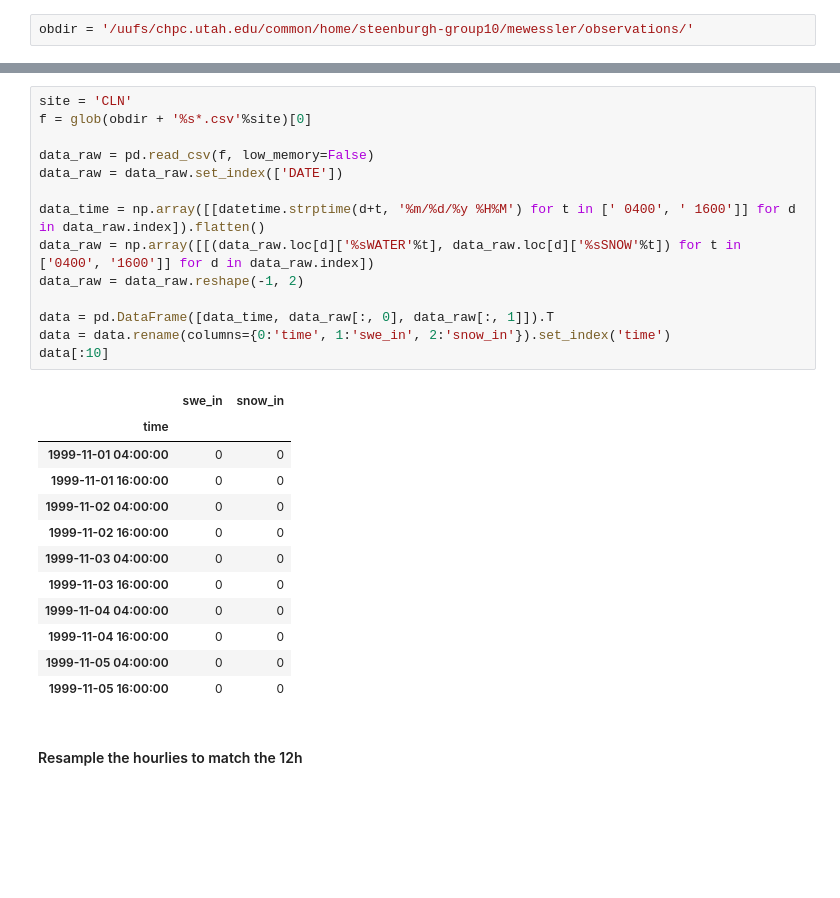
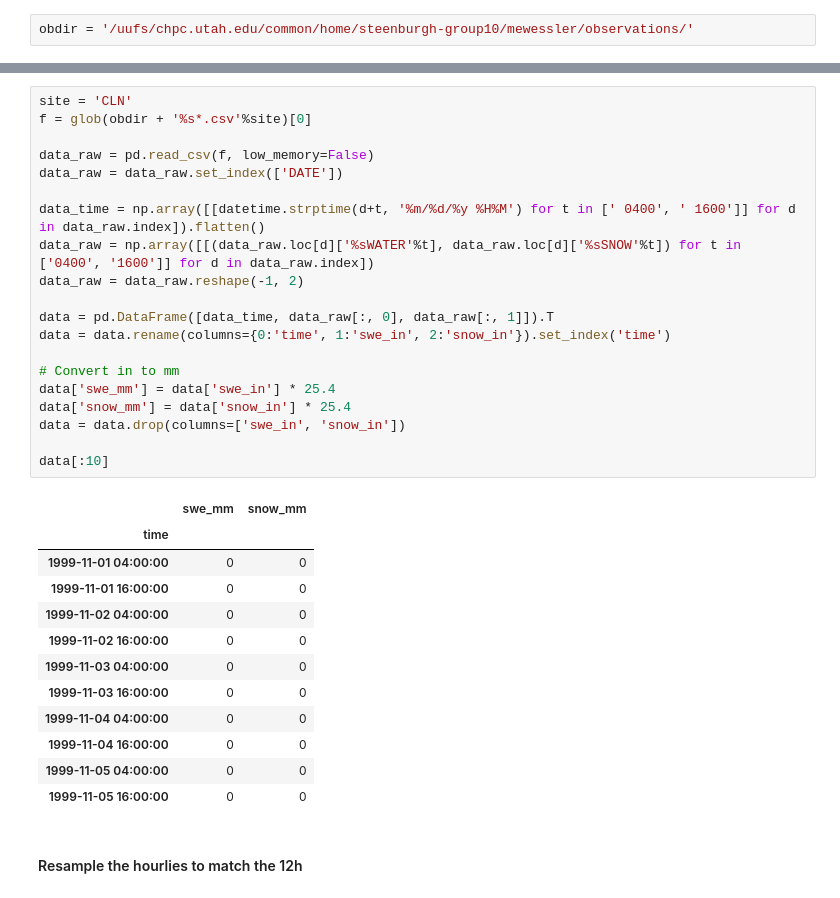
Before and after one commit to m-wessler/snow-liquid-ratio, a Jupyter notebook: data-viz/Alta_Collins_Invest.ipynb, the cells around one changed output, grey strips where cells are left out. Cells and saved outputs as stored; diff of their text form; blank space fills up the shorter version.

Commit message:
data processing, basic figs...

```diff
--- a/data-viz/Alta_Collins_Invest.ipynb
+++ b/data-viz/Alta_Collins_Invest.ipynb
@@ -50,19 +102,25 @@ data_auto[:10]
 # %%
 site = 'CLN'
 f = glob(obdir + '%s*.csv'%site)[0]
 
 data_raw = pd.read_csv(f, low_memory=False)
 data_raw = data_raw.set_index(['DATE'])
 
 data_time = np.array([[datetime.strptime(d+t, '%m/%d/%y %H%M') for t in [' 0400', ' 1600']] for d in data_raw.index]).flatten()
 data_raw = np.array([[(data_raw.loc[d]['%sWATER'%t], data_raw.loc[d]['%sSNOW'%t]) for t in ['0400', '1600']] for d in data_raw.index])
 data_raw = data_raw.reshape(-1, 2)
 
 data = pd.DataFrame([data_time, data_raw[:, 0], data_raw[:, 1]]).T
 data = data.rename(columns={0:'time', 1:'swe_in', 2:'snow_in'}).set_index('time')
+
+# Convert in to mm
+data['swe_mm'] = data['swe_in'] * 25.4
+data['snow_mm'] = data['snow_in'] * 25.4
+data = data.drop(columns=['swe_in', 'snow_in'])
+
 data[:10]
 # %% [output]
-|  | swe_in | snow_in |
+|  | swe_mm | snow_mm |
 | time |  |  |
 | 1999-11-01 04:00:00 | 0 | 0 |
 | 1999-11-01 16:00:00 | 0 | 0 |
```
Also changed, not shown: parts of 12 cells of this notebook.
